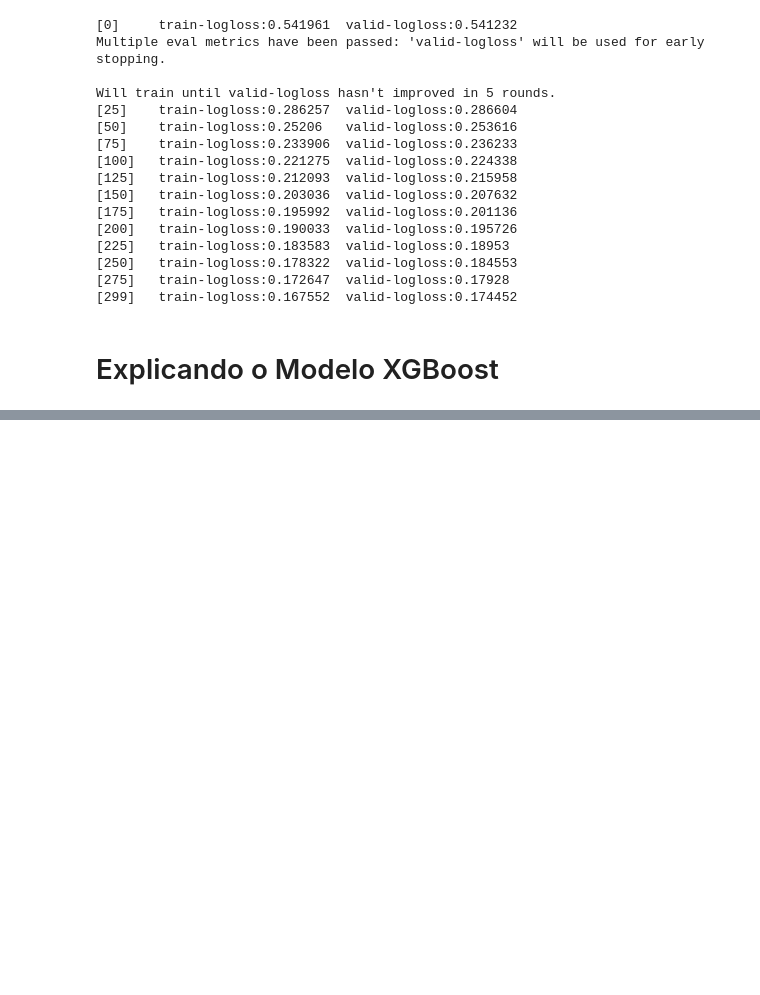
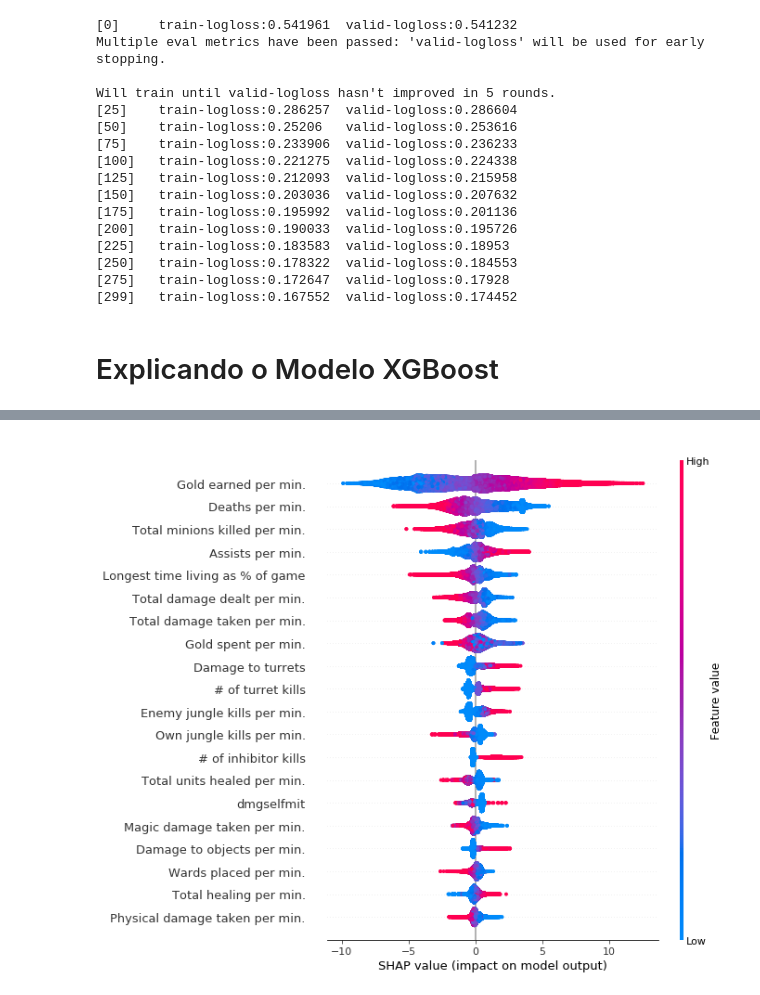
Before and after one commit to ErickCosta/shap-lol, a Jupyter notebook: shap-lol.ipynb, the cells around one changed output, grey strips where cells are left out. Saved outputs shown, nothing was run; the diff lists cells and outputs as text; code cells hidden in the pictures; blank space fills up the shorter version.

```diff
--- a/shap-lol.ipynb
+++ b/shap-lol.ipynb
@@ -152,0 +158,4 @@ Will train until valid-logloss hasn't improved in 5 rounds.
+# %%
+# Computando os valores SHAP para todas as predições do conjunto de dados de validação
+explainer = shap.TreeExplainer(model)
+shap_values = explainer.shap_values(Xv)
@@ -152,0 +183,4 @@ Will train until valid-logloss hasn't improved in 5 rounds.
+# %%
+shap.summary_plot(shap_values, Xv)
+# %% [output]
+[figure, added]
```
Also changed, not shown: parts of 8 cells of this notebook.
